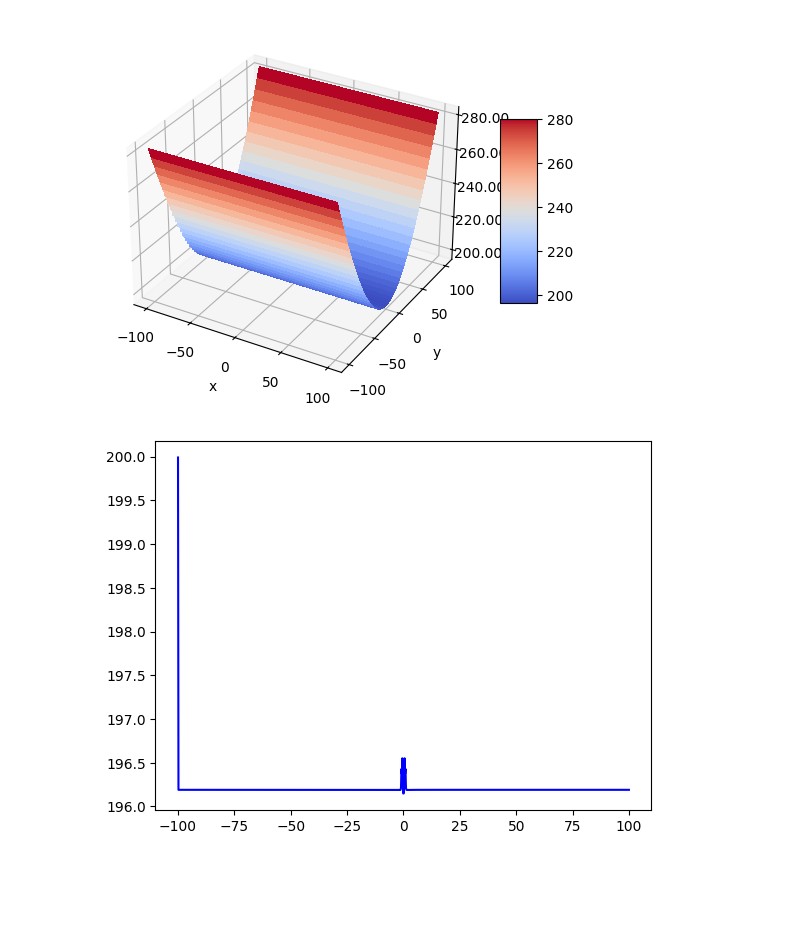
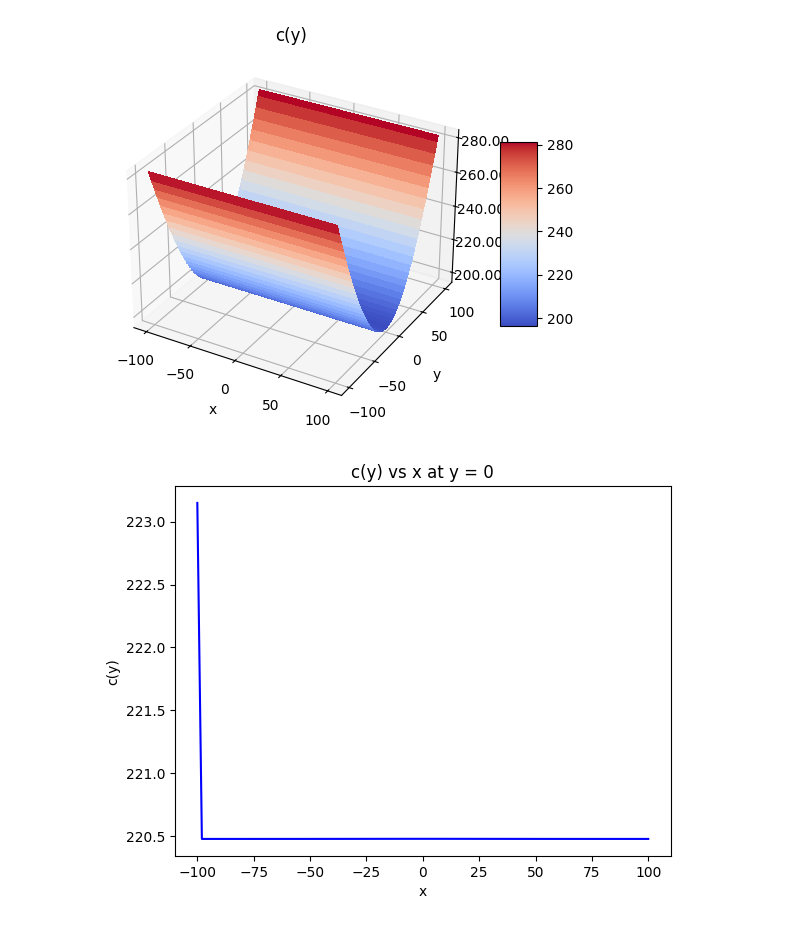
Before and after one commit to NagisaKanno/Embedding-PDE-beta, a Jupyter notebook: copy_embedding_pde_Mar19.ipynb, the cells around one changed output. Cells and saved outputs as stored; diff of their text form; code cells hidden in the pictures; blank space fills up the shorter version.

Commit message:
better plots. c(y) still wrong

```diff
--- a/copy_embedding_pde_Mar19.ipynb
+++ b/copy_embedding_pde_Mar19.ipynb
@@ -42,7 +42,7 @@ def partial_y_Z(x, y):
 rs = 1
 x_start, x_end = -100*rs, 100*rs
 y_start, y_end = -100*rs, 100*rs
-n_steps = 1000
+n_steps = 100
 
 ## more set-ups
 x_axis = np.linspace(x_start, x_end, n_steps)
@@ -79,10 +79,11 @@ dc_dy = b - partial_y_A
 
 
 # evaluating c(y): cumulative integral
+boundary_condition = 2*np.sqrt(R[:,0:1]**2 - 1)
 c_grid = np.copy(grid)
-c_grid[:,0:1] = 2*np.sqrt(R[:,0:1]**2 - 1)
+c_grid[:,0:1] = boundary_condition
 
-c_grid[:,1:] = c_grid[:,0:1] + cumulative_trapezoid(dc_dy, x=y_axis, axis=0, initial=0)[:,1:]
+c_grid[:,1:] = np.where(R[:,1:]<=1.1*rs, 0, c_grid[:,0:1] + cumulative_trapezoid(dc_dy, x=y_axis, axis=0, initial=0)[:,1:])
 
 
 
@@ -97,12 +98,14 @@ ax_3dc.zaxis.set_major_formatter('{x:.02f}')
 ### Add a color bar which maps values to colors.
 fig.colorbar(surf, shrink=0.5, aspect=5)
 
-ax_3dc.set(xlabel='x', ylabel='y')
+ax_3dc.set(xlabel='x', ylabel='y', title='c(y)')
 
 ### plotting the slice
 fig, ax_slicec = plt.subplots()
 
 ax_slicec.plot(x_axis, c_grid[int(len(c_grid)/2)], 'b')
+ax_slicec.set(xlabel='x', ylabel='c(y)', title='c(y) vs x at y = 0')
+# ax_slicec.plot(x_axis, boundary_condition, 'r')
 
 
 '''
@@ -110,32 +113,34 @@ N = x_axis.size
 integral = cumulative_trapezoid(dc_dy, x=y_axis, axis=0, initial=0)
 
 c = 1/N * np.sum(integral, axis=1)
 '''
 
 
 # evaluating Z
 Z = A + c_grid
 
 
 # plotting
 fig, ax_3d = plt.subplots(subplot_kw={'projection': '3d'})
 
 surf = ax_3d.plot_surface(x_meshed, y_meshed, Z, cmap=cm.coolwarm, linewidth=0, antialiased=False)
+ax_3d.set(xlabel='x', ylabel='y', title='Z(x,y)')
 
 # A StrMethodFormatter is used automatically
 ax_3d.zaxis.set_major_formatter('{x:.02f}')
 
 # Add a color bar which maps values to colors.
 fig.colorbar(surf, shrink=0.5, aspect=5)
 
 # plotting the slice
 fig, ax_slice = plt.subplots()
 
 ax_slice.plot(x_axis, Z[int(len(Z)/2)], 'b')
+ax_slice.set(xlabel='x', ylabel='Z', title='Z vs x at y = 0')
 
 
 
 plt.show()
 # %% [output]
-[figure, old version]
+[figure, new version]
-[figure, old version]
+[figure, new version]
```
Also changed, not shown: parts of 1 cell of this notebook.
